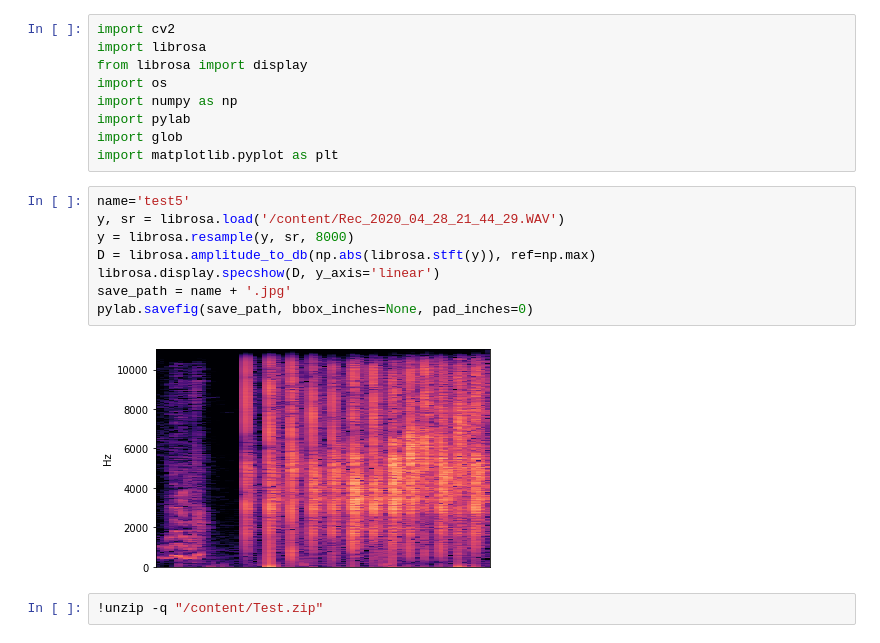
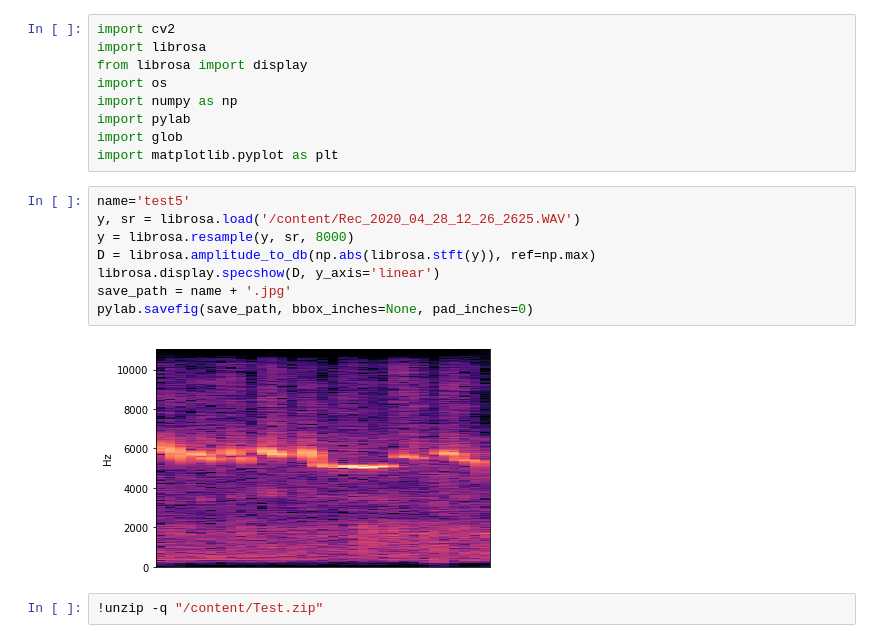
Before and after one commit to Divyesh-2598/Image-Classification, a Jupyter notebook: NewCoughRecognition.ipynb, the cells around one changed output. Cells and saved outputs as stored; diff of their text form.

```diff
--- a/NewCoughRecognition.ipynb
+++ b/NewCoughRecognition.ipynb
@@ -301,14 +341,14 @@ import glob
 import matplotlib.pyplot as plt
 # %%
 name='test5'
-y, sr = librosa.load('/content/Rec_2020_04_28_21_44_29.WAV')
+y, sr = librosa.load('/content/Rec_2020_04_28_12_26_2625.WAV')
 y = librosa.resample(y, sr, 8000)
 D = librosa.amplitude_to_db(np.abs(librosa.stft(y)), ref=np.max)
 librosa.display.specshow(D, y_axis='linear')
 save_path = name + '.jpg'
 pylab.savefig(save_path, bbox_inches=None, pad_inches=0)
 # %% [output]
-[figure, old version]
+[figure, new version]
 # %%
 !unzip -q "/content/Test.zip"
 # %%
```
Also changed, not shown: parts of 19 cells of this notebook.
